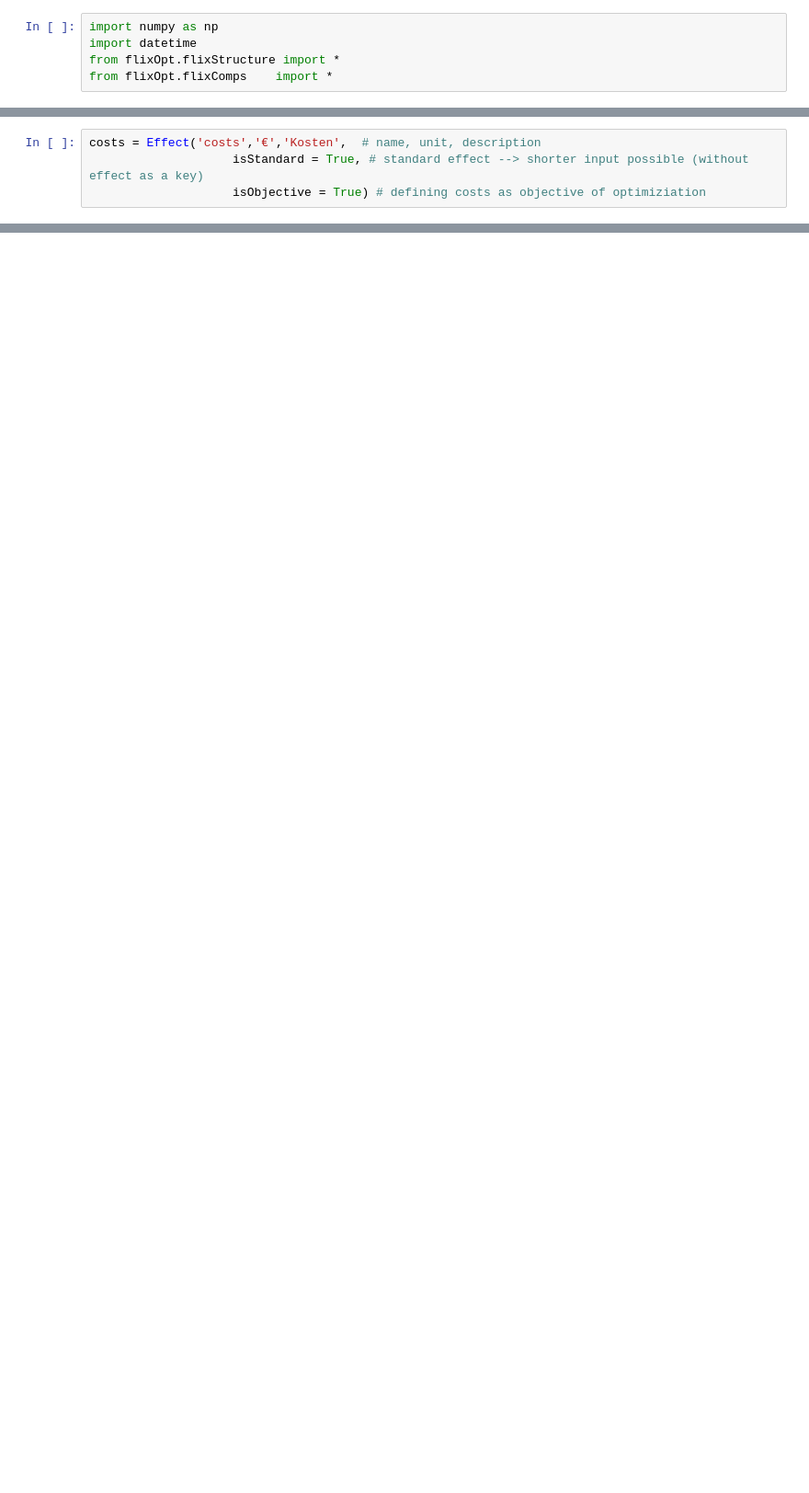
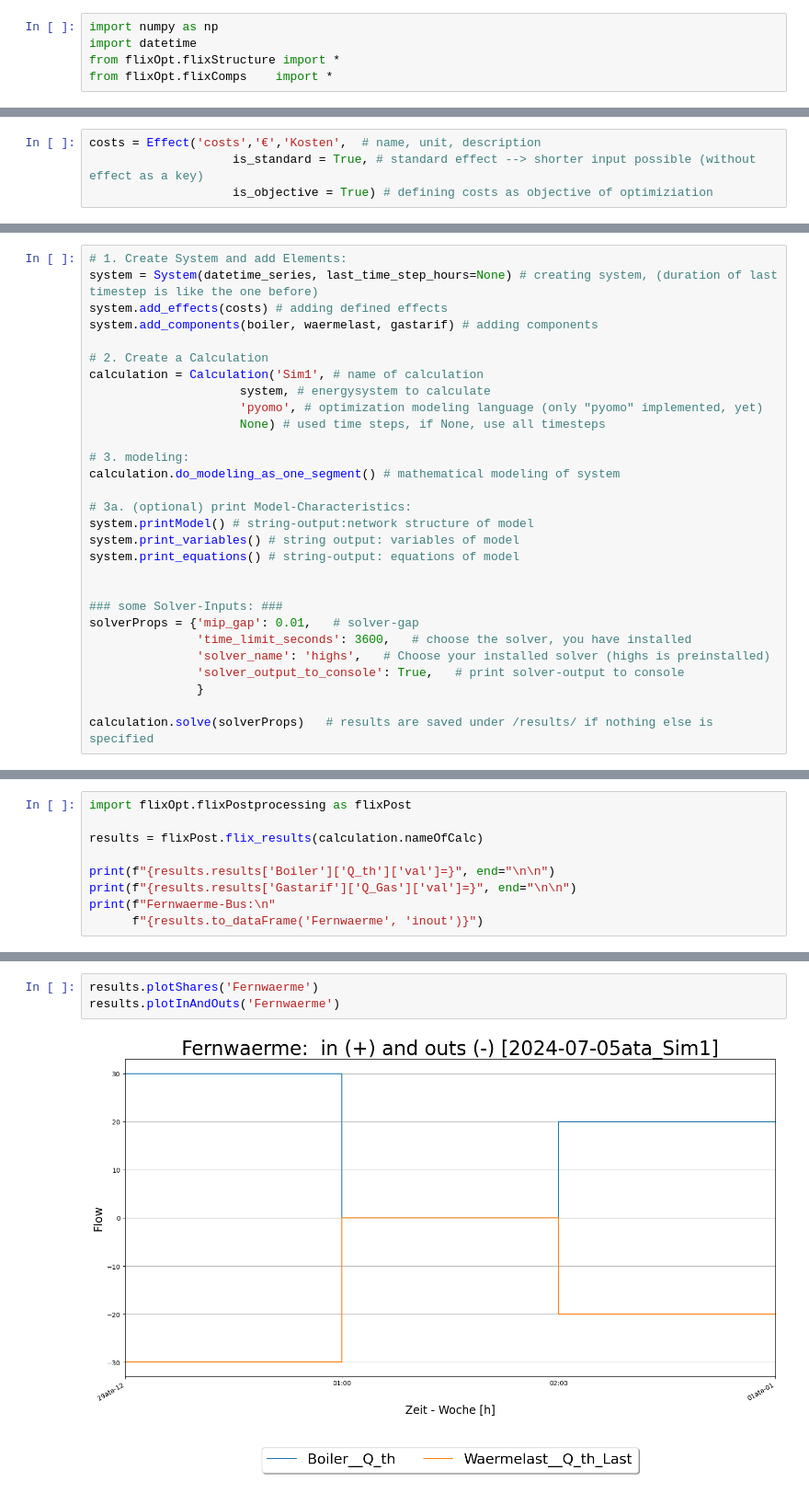
Before and after one commit to flixOpt/flixOpt, a Jupyter notebook: Tutorials/Tutorial_01.ipynb, the cells around one changed output, grey strips where cells are left out. Shown: that part at 92% size. Drawn from its saved outputs; the diff is of its cells as text; blank space fills up the shorter version.

```diff
--- a/Tutorials/Tutorial_01.ipynb
+++ b/Tutorials/Tutorial_01.ipynb
@@ -36,6 +30,6 @@ Name 'Fernwärme' ist nicht Attributnamen-konform und wird zu 'Fernwaerme' geän
 # %%
 costs = Effect('costs','€','Kosten',  # name, unit, description
-                    isStandard = True, # standard effect --> shorter input possible (without effect as a key)
-                    isObjective = True) # defining costs as objective of optimiziation
+                    is_standard = True, # standard effect --> shorter input possible (without effect as a key)
+                    is_objective = True) # defining costs as objective of optimiziation
 # %% [markdown]
 ## Component-Definition: ##
@@ -144,0 +77,29 @@ costs
+# %%
+# 1. Create System and add Elements:
+system = System(datetime_series, last_time_step_hours=None) # creating system, (duration of last timestep is like the one before)
+system.add_effects(costs) # adding defined effects
+system.add_components(boiler, waermelast, gastarif) # adding components
+
+# 2. Create a Calculation
+calculation = Calculation('Sim1', # name of calculation
+                     system, # energysystem to calculate
+                     'pyomo', # optimization modeling language (only "pyomo" implemented, yet)
+                     None) # used time steps, if None, use all timesteps
+
+# 3. modeling:
+calculation.do_modeling_as_one_segment() # mathematical modeling of system
+
+# 3a. (optional) print Model-Characteristics:
+system.printModel() # string-output:network structure of model
+system.print_variables() # string output: variables of model
+system.print_equations() # string-output: equations of model
+
+
+### some Solver-Inputs: ###
+solverProps = {'mip_gap': 0.01,   # solver-gap
+               'time_limit_seconds': 3600,   # choose the solver, you have installed
+               'solver_name': 'highs',   # Choose your installed solver (highs is preinstalled)
+               'solver_output_to_console': True,   # print solver-output to console
+               }
+
+calculation.solve(solverProps)   # results are saved under /results/ if nothing else is specified
@@ -144,0 +126,9 @@ costs
+# %%
+import flixOpt.flixPostprocessing as flixPost
+
+results = flixPost.flix_results(calculation.nameOfCalc)
+
+print(f"{results.results['Boiler']['Q_th']['val']=}", end="\n\n")
+print(f"{results.results['Gastarif']['Q_Gas']['val']=}", end="\n\n")
+print(f"Fernwaerme-Bus:\n"
+      f"{results.to_dataFrame('Fernwaerme', 'inout')}")
@@ -144,0 +147,5 @@ costs
+# %%
+results.plotShares('Fernwaerme')
+results.plotInAndOuts('Fernwaerme')
+# %% [output]
+[figure, added]
```
Also changed, not shown: parts of 15 cells of this notebook.
